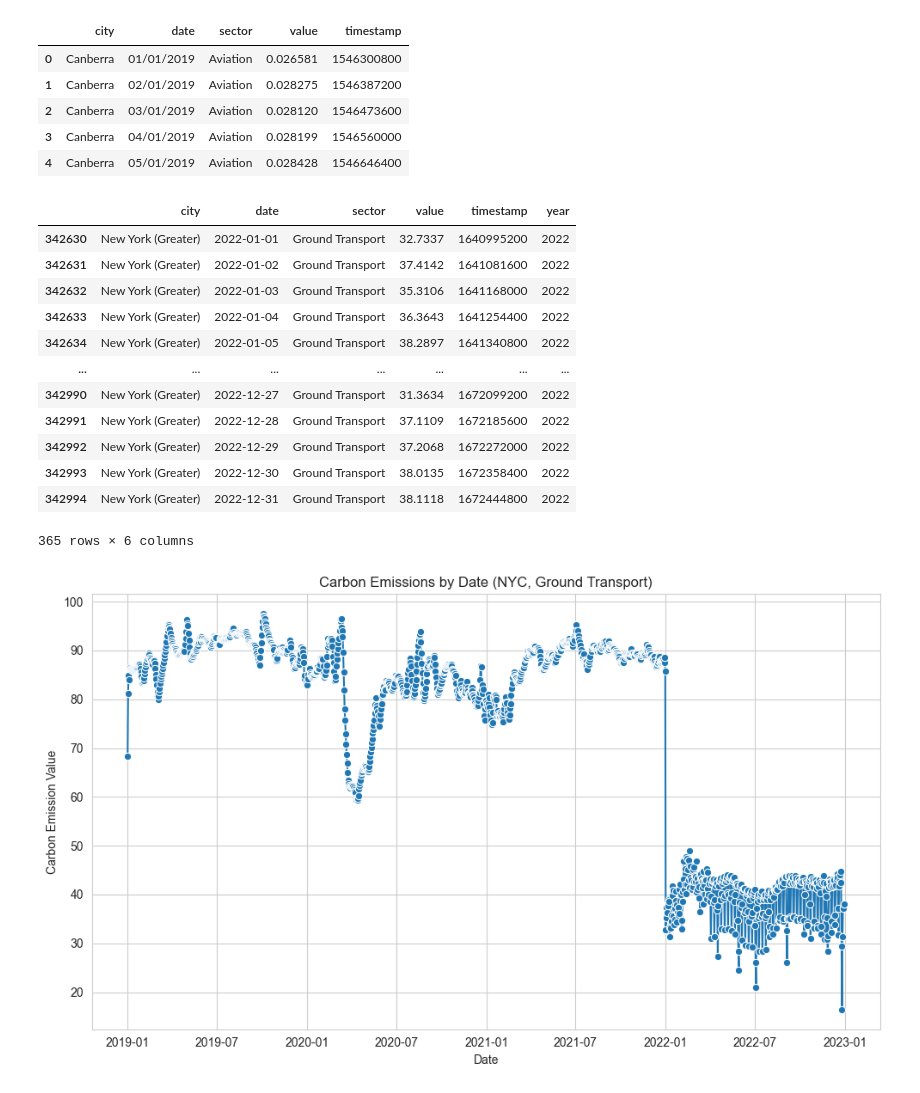
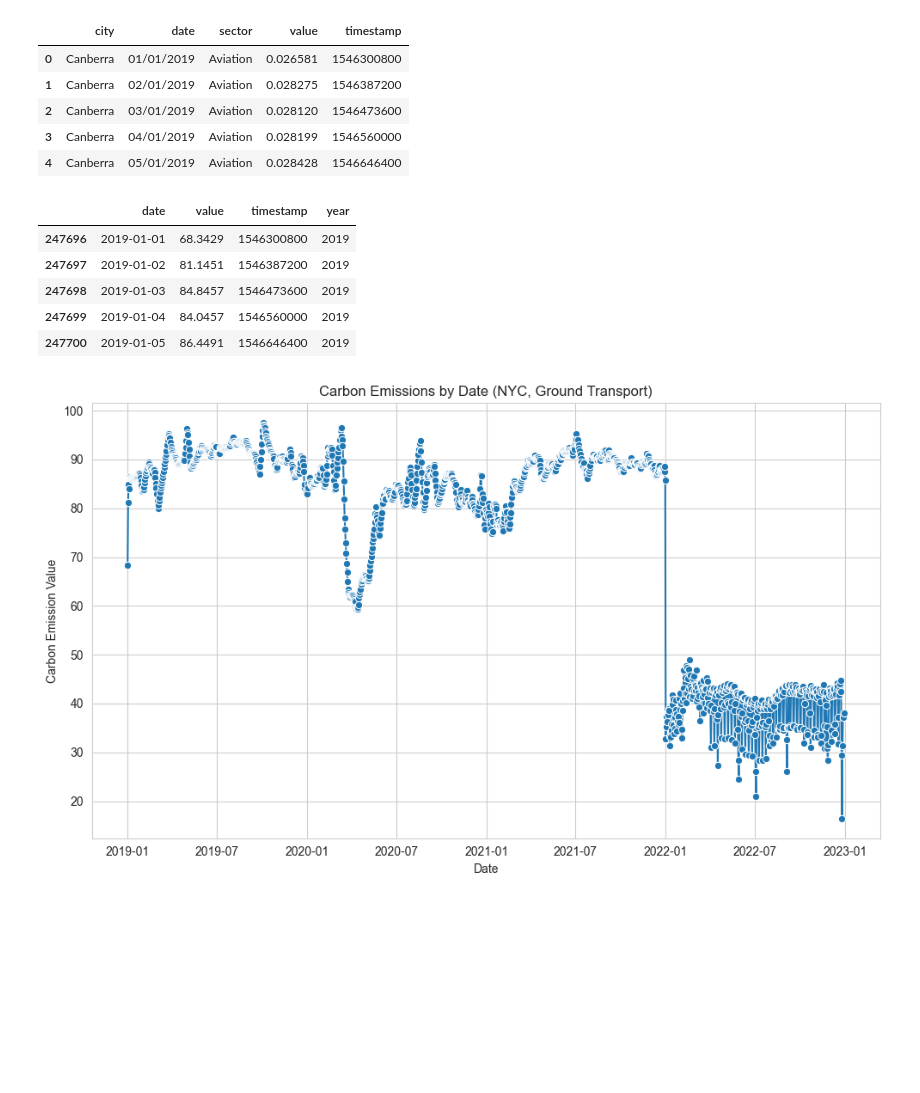
Before and after one commit to nallen19/DSandML, a Jupyter notebook: Project/Project.ipynb, the cells around one changed output. Saved outputs shown, nothing was run; the diff lists cells and outputs as text; code cells hidden in the pictures; blank space fills up the shorter version.

```diff
--- a/Project/Project.ipynb
+++ b/Project/Project.ipynb
@@ -21,25 +28,20 @@ df_emissions.head()
 | 3 | Canberra | 04/01/2019 | Aviation | 0.028199 | 1546560000 |
 | 4 | Canberra | 05/01/2019 | Aviation | 0.028428 | 1546646400 |
 # %%
-df_NYground_emissions = df_emissions[(df_emissions['city'] == "New York (Greater)") &
+df_emissions_clean = df_emissions[(df_emissions['city'] == "New York (Greater)") &
                                      (df_emissions['sector'] == "Ground Transport")].copy()
-df_NYground_emissions['date'] = pd.to_datetime(df_NYground_emissions['date'], format='%d/%m/%Y')
-df_NYground_emissions['year'] = df_NYground_emissions['date'].dt.year
-df_NYground_emissions[df_NYground_emissions['year'] == 2022]
+df_emissions_clean['date'] = pd.to_datetime(df_emissions_clean['date'], format='%d/%m/%Y')
+df_emissions_clean['year'] = df_emissions_clean['date'].dt.year
+
+df_emissions_clean.drop(columns=['city', 'sector'], inplace=True)
+df_emissions_clean.head()
 # %% [output]
-|  | city | date | sector | value | timestamp | year |
-| 342630 | New York (Greater) | 2022-01-01 | Ground Transport | 32.7337 | 1640995200 | 2022 |
-| 342631 | New York (Greater) | 2022-01-02 | Ground Transport | 37.4142 | 1641081600 | 2022 |
-| 342632 | New York (Greater) | 2022-01-03 | Ground Transport | 35.3106 | 1641168000 | 2022 |
-| 342633 | New York (Greater) | 2022-01-04 | Ground Transport | 36.3643 | 1641254400 | 2022 |
-| 342634 | New York (Greater) | 2022-01-05 | Ground Transport | 38.2897 | 1641340800 | 2022 |
-| ... | ... | ... | ... | ... | ... | ... |
-| 342990 | New York (Greater) | 2022-12-27 | Ground Transport | 31.3634 | 1672099200 | 2022 |
-| 342991 | New York (Greater) | 2022-12-28 | Ground Transport | 37.1109 | 1672185600 | 2022 |
-| 342992 | New York (Greater) | 2022-12-29 | Ground Transport | 37.2068 | 1672272000 | 2022 |
-| 342993 | New York (Greater) | 2022-12-30 | Ground Transport | 38.0135 | 1672358400 | 2022 |
-| 342994 | New York (Greater) | 2022-12-31 | Ground Transport | 38.1118 | 1672444800 | 2022 |
+|  | date | value | timestamp | year |
+| 247696 | 2019-01-01 | 68.3429 | 1546300800 | 2019 |
+| 247697 | 2019-01-02 | 81.1451 | 1546387200 | 2019 |
+| 247698 | 2019-01-03 | 84.8457 | 1546473600 | 2019 |
+| 247699 | 2019-01-04 | 84.0457 | 1546560000 | 2019 |
+| 247700 | 2019-01-05 | 86.4491 | 1546646400 | 2019 |
-365 rows × 6 columns
 # %%
 sns.set_style("whitegrid")
 plt.figure(figsize=(10, 6))
```
Also changed, not shown: parts of 33 cells of this notebook, 12 other files.
